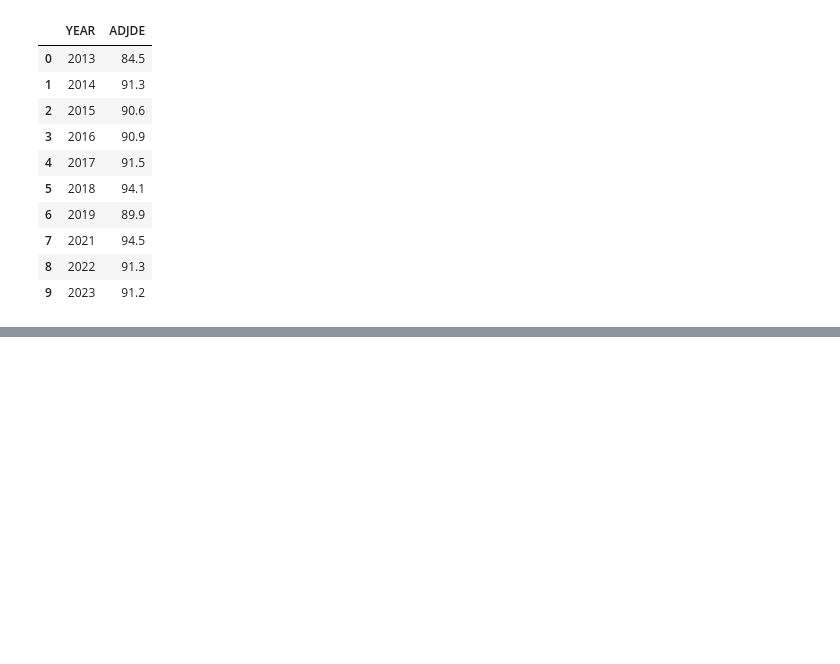
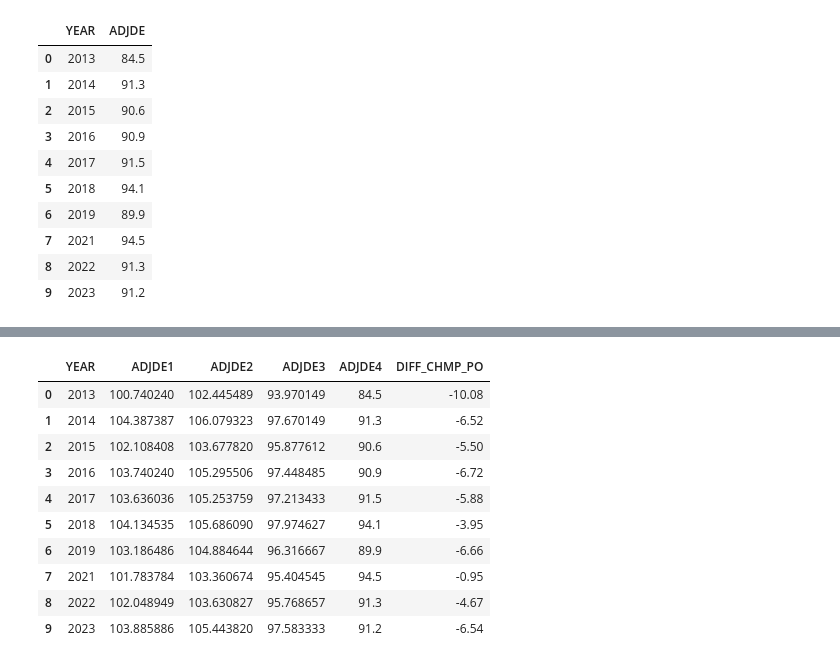
Before and after one commit to ogSikma/Data_Project.College_Basketball, a Jupyter notebook: 4_Offense_Defense.ipynb, the cells around one changed output, grey strips where cells are left out. Drawn from its saved outputs; the diff is of its cells as text; code cells hidden in the pictures; blank space fills up the shorter version.

```diff
--- a/4_Offense_Defense.ipynb
+++ b/4_Offense_Defense.ipynb
@@ -132,0 +139,15 @@ champ_defense_means
+# %%
+all_teams_offense_means = all_teams_offense_means.rename(columns={"ADJOE": "ADJOE1"})
+nonpo_offense_means = nonpo_offense_means.rename(columns={"ADJOE": "ADJOE2"})
+po_offense_means = po_offense_means.rename(columns={"ADJOE": "ADJOE3"})
+champ_offense_means = champ_offense_means.rename(columns={"ADJOE": "ADJOE4"})
+
+all_teams_defense_means = all_teams_defense_means.rename(columns={"ADJDE": "ADJDE1"})
+nonpo_defense_means = nonpo_defense_means.rename(columns={"ADJDE": "ADJDE2"})
+po_defense_means = po_defense_means.rename(columns={"ADJDE": "ADJDE3"})
+champ_defense_means = champ_defense_means.rename(columns={"ADJDE": "ADJDE4"})
+
+# Łączymy po YEAR
+df_all_adjoe = all_teams_offense_means.merge(nonpo_offense_means, on="YEAR").merge(po_offense_means, on="YEAR").merge(champ_offense_means, on="YEAR")
+df_all_adjde = all_teams_defense_means.merge(nonpo_defense_means, on="YEAR").merge(po_defense_means, on="YEAR").merge(champ_defense_means, on="YEAR")
+df_all_adjoe
@@ -133 +166,19 @@ champ_defense_means
+# %%
+df_all_adjoe['DIFF_CHMP_PO'] = round((((df_all_adjoe['ADJOE4'] - df_all_adjoe['ADJOE3']) / df_all_adjoe['ADJOE3']) * 100),2)
+df_all_adjoe
+
+df_all_adjde['DIFF_CHMP_PO'] = round((((df_all_adjde['ADJDE4'] - df_all_adjde['ADJDE3']) / df_all_adjde['ADJDE3']) * 100),2)
+df_all_adjde
+# %% [output]
+|  | YEAR | ADJDE1 | ADJDE2 | ADJDE3 | ADJDE4 | DIFF_CHMP_PO |
+| 0 | 2013 | 100.740240 | 102.445489 | 93.970149 | 84.5 | -10.08 |
+| 1 | 2014 | 104.387387 | 106.079323 | 97.670149 | 91.3 | -6.52 |
+| 2 | 2015 | 102.108408 | 103.677820 | 95.877612 | 90.6 | -5.50 |
+| 3 | 2016 | 103.740240 | 105.295506 | 97.448485 | 90.9 | -6.72 |
+| 4 | 2017 | 103.636036 | 105.253759 | 97.213433 | 91.5 | -5.88 |
+| 5 | 2018 | 104.134535 | 105.686090 | 97.974627 | 94.1 | -3.95 |
+| 6 | 2019 | 103.186486 | 104.884644 | 96.316667 | 89.9 | -6.66 |
+| 7 | 2021 | 101.783784 | 103.360674 | 95.404545 | 94.5 | -0.95 |
+| 8 | 2022 | 102.048949 | 103.630827 | 95.768657 | 91.3 | -4.67 |
+| 9 | 2023 | 103.885886 | 105.443820 | 97.583333 | 91.2 | -6.54 |
 # %%
```
Also changed, not shown: parts of 8 cells of this notebook, 3 other files.
